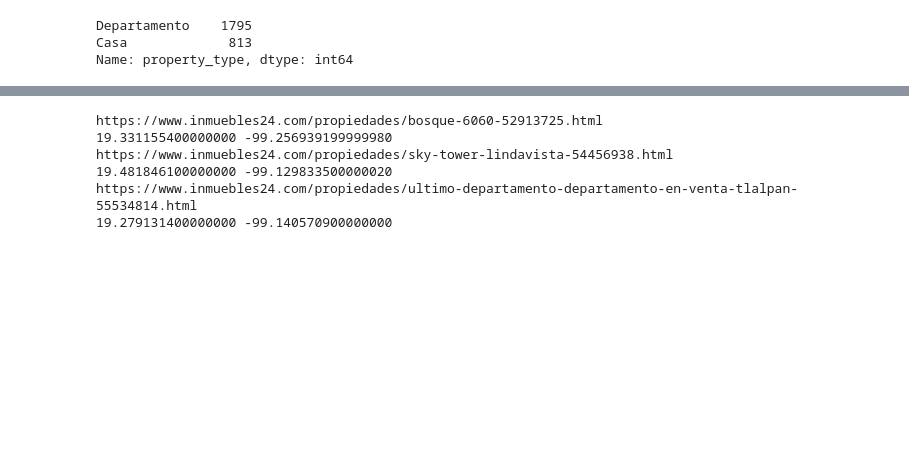
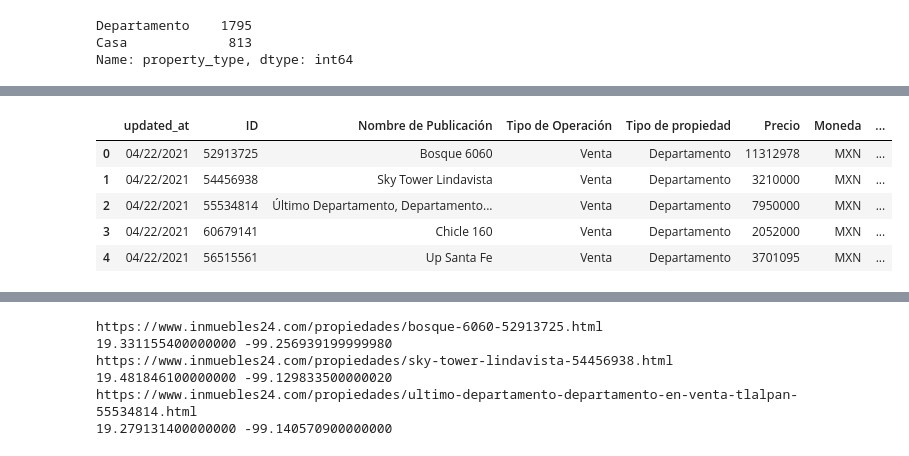
Before and after one commit to trezeget-1/meli_project, a Jupyter notebook: Inmuebles 24 - Scrape.ipynb, the cells around one changed output, grey strips where cells are left out. Drawn from its saved outputs; the diff is of its cells as text; code cells hidden in the pictures; blank space fills up the shorter version.

```diff
--- a/Inmuebles 24 - Scrape.ipynb
+++ b/Inmuebles 24 - Scrape.ipynb
@@ -578,0 +583,2 @@ Name: property_type, dtype: int64
+# %%
+inmuebles_24_full_df = pd.read_csv('csv_files/inmuebles_24_CDMX.csv', encoding = 'utf16')
@@ -578,0 +604,27 @@ Name: property_type, dtype: int64
+# %%
+inmuebles_24_full_df = inmuebles_24_full_df.rename(columns={'updated_at': 'updated_at',
+        'ad_id': 'ID',
+        'title': 'Nombre de Publicación',
+        'type_of_operation': 'Tipo de Operación',
+        'property_type': 'Tipo de propiedad',
+        'price': 'Precio',
+        'currency': 'Moneda',
+        'bedrooms_number': 'Número de recámaras',
+        'full_bathrooms_number':'Número de baños completos',
+        'real_state_agency': 'Real State Agency?',
+        'permalink': 'Link de la publicación',
+        'thumbnail':'Foto de publicación',
+        'address_street': 'Avenida',
+        'neighborhood': 'Colonia',
+        'city': 'Ciudad',
+        'state': 'Estado'
+})
+
+inmuebles_24_full_df.head(5)
+# %% [output]
+|  | updated_at | ID | Nombre de Publicación | Tipo de Operación | Tipo de propiedad | Precio | Moneda | ... |
+| 0 | 04/22/2021 | 52913725 | Bosque 6060 | Venta | Departamento | 11312978 | MXN | ... |
+| 1 | 04/22/2021 | 54456938 | Sky Tower Lindavista | Venta | Departamento | 3210000 | MXN | ... |
+| 2 | 04/22/2021 | 55534814 | Último Departamento, Departamento... | Venta | Departamento | 7950000 | MXN | ... |
+| 3 | 04/22/2021 | 60679141 | Chicle 160 | Venta | Departamento | 2052000 | MXN | ... |
+| 4 | 04/22/2021 | 56515561 | Up Santa Fe | Venta | Departamento | 3701095 | MXN | ... |
```
Also changed, not shown: parts of 18 cells of this notebook, 1 other file.
